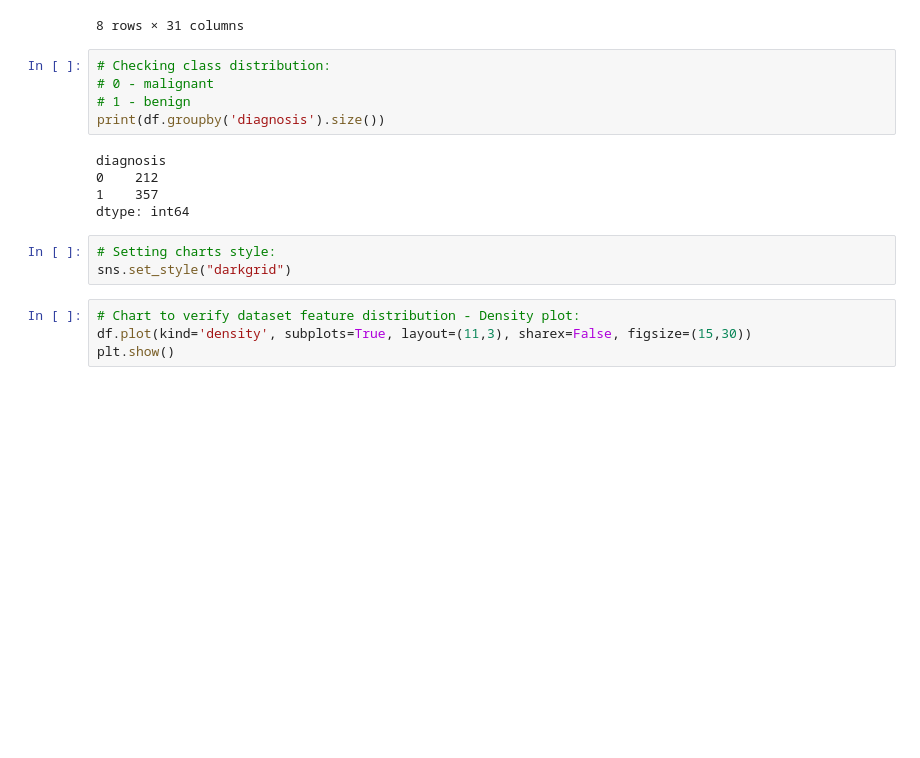
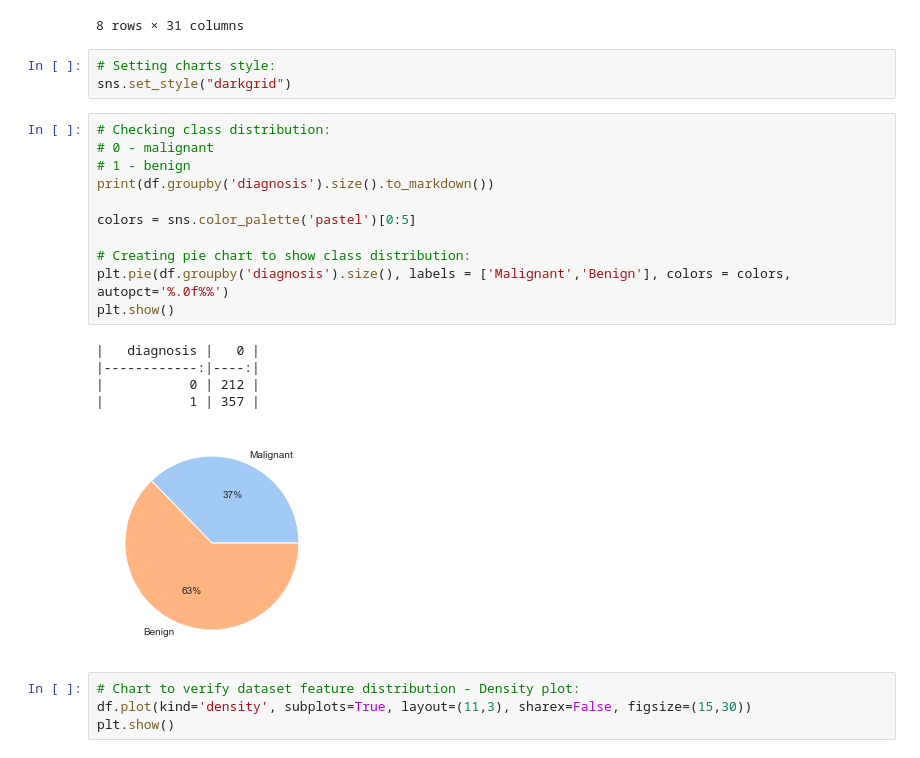
Before and after one commit to GiovannaBezerra/breast_cancer_detection, a Jupyter notebook: Breast_Cancer_Detection.ipynb, the cells around one changed output. Drawn from its saved outputs; the diff is of its cells as text; blank space fills up the shorter version.

```diff
--- a/Breast_Cancer_Detection.ipynb
+++ b/Breast_Cancer_Detection.ipynb
@@ -159,19 +127,26 @@ df.describe()
 | 75% | 15.780000 | 21.800000 | 104.100000 | 782.700000 | 0.105300 | 0.130400 | ... |
 | max | 28.110000 | 39.280000 | 188.500000 | 2501.000000 | 0.163400 | 0.345400 | ... |
 8 rows × 31 columns
-# %%
-# Checking class distribution:
-# 0 - malignant
-# 1 - benign
-print(df.groupby('diagnosis').size())
-# %% [output]
-diagnosis
-0    212
-1    357
-dtype: int64
 # %%
 # Setting charts style:
 sns.set_style("darkgrid")
+# %%
+# Checking class distribution:
+# 0 - malignant
+# 1 - benign
+print(df.groupby('diagnosis').size().to_markdown())
+
+colors = sns.color_palette('pastel')[0:5]
+
+# Creating pie chart to show class distribution:
+plt.pie(df.groupby('diagnosis').size(), labels = ['Malignant','Benign'], colors = colors, autopct='%.0f%%')
+plt.show()
+# %% [output]
+|   diagnosis |   0 |
+|------------:|----:|
+|           0 | 212 |
+|           1 | 357 |
+[figure, added]
 # %%
 # Chart to verify dataset feature distribution - Density plot:
 df.plot(kind='density', subplots=True, layout=(11,3), sharex=False, figsize=(15,30))
```
Also changed, not shown: parts of 23 cells of this notebook.
